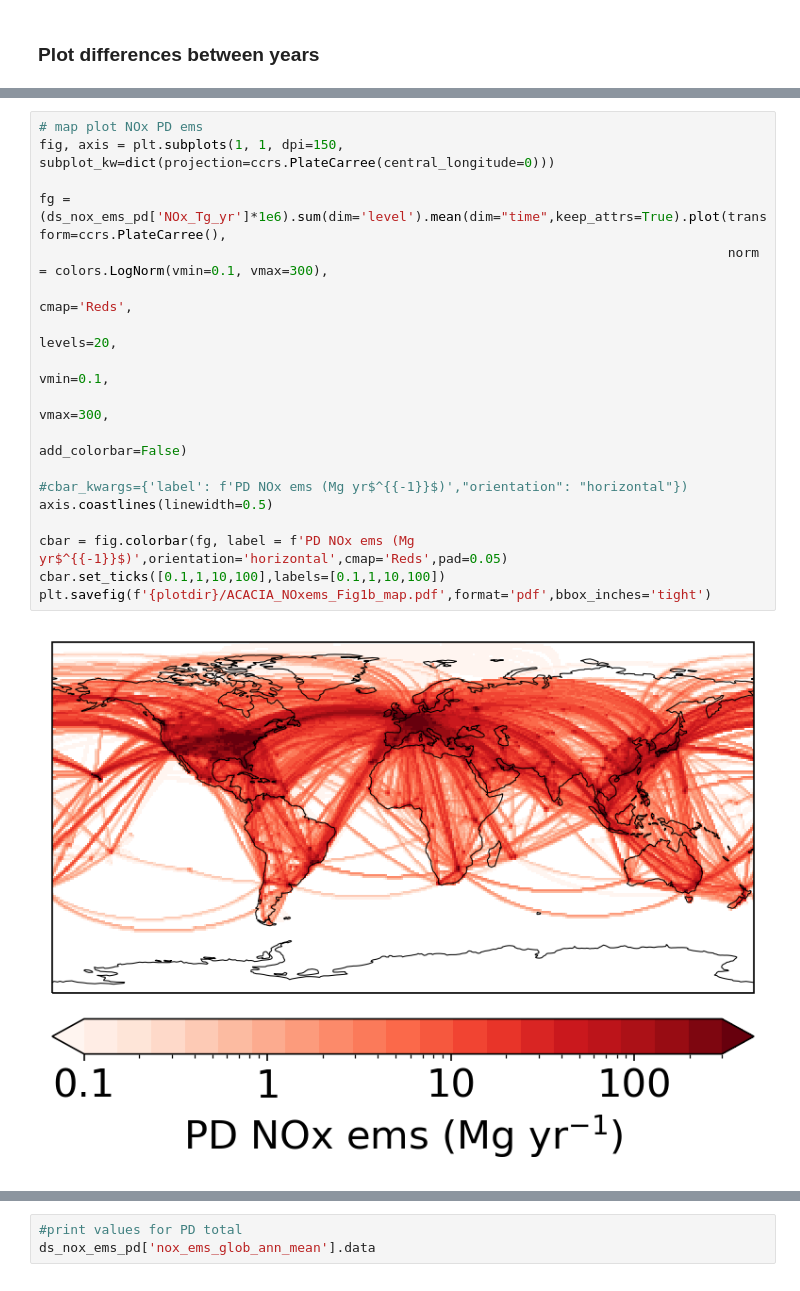
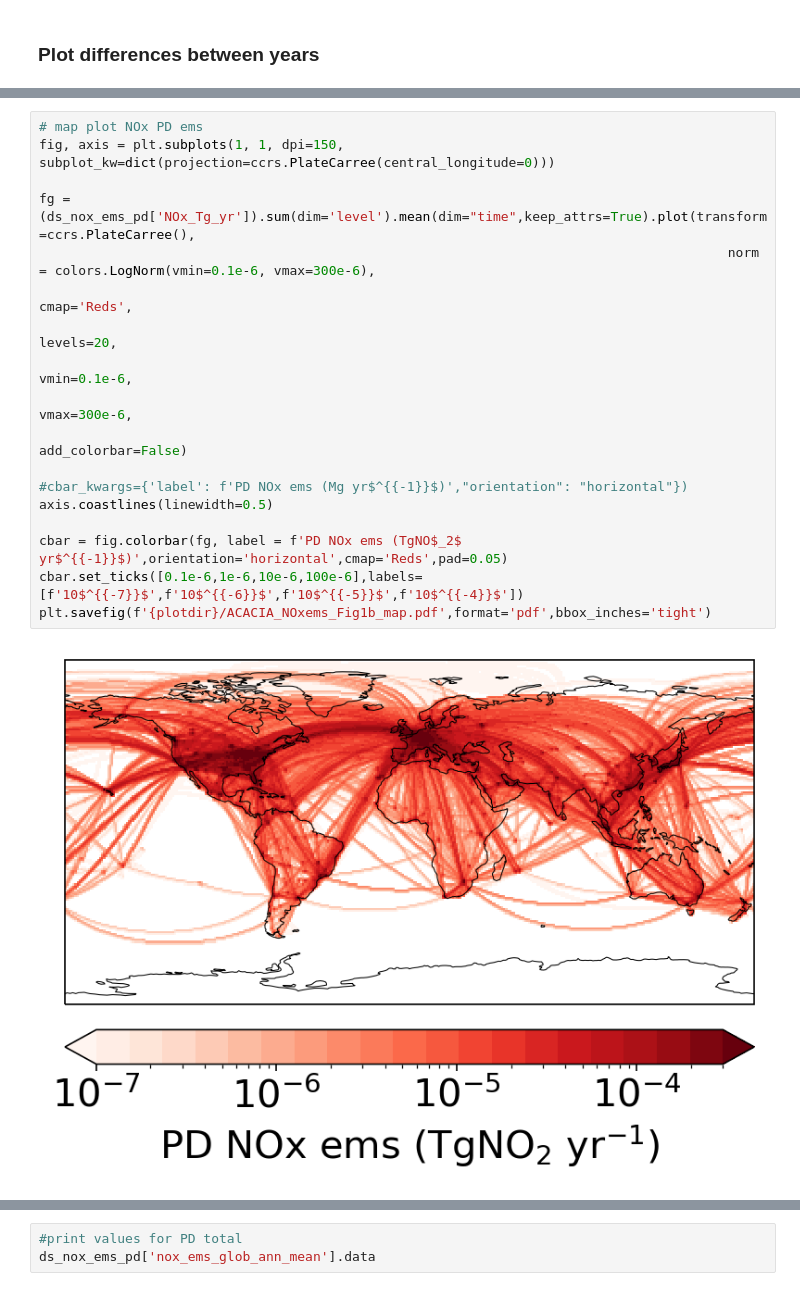
Before and after one commit to zosiast/ACACIA_future_paper3_figs, a Jupyter notebook: NOx_emissions_plots.ipynb, the cells around one changed output, grey strips where cells are left out. Saved outputs shown, nothing was run; the diff lists cells and outputs as text.

```diff
--- a/NOx_emissions_plots.ipynb
+++ b/NOx_emissions_plots.ipynb
@@ -127,22 +165,22 @@ plt.savefig(f'{plotdir}/ACACIA_NOxems_Fig1a_PD_zonal.pdf',format='pdf',bbox_inch
-# %%
-# map plot NOx PD ems
-fig, axis = plt.subplots(1, 1, dpi=150, subplot_kw=dict(projection=ccrs.PlateCarree(central_longitude=0)))
-
-fg = (ds_nox_ems_pd['NOx_Tg_yr']*1e6).sum(dim='level').mean(dim="time",keep_attrs=True).plot(transform=ccrs.PlateCarree(),
-                                                                                        norm = colors.LogNorm(vmin=0.1, vmax=300),
-                                                                                        cmap='Reds',
-                                                                                        levels=20,
-                                                                                        vmin=0.1,
-                                                                                        vmax=300,
-                                                                                        add_colorbar=False)
-                                                                                        #cbar_kwargs={'label': f'PD NOx ems (Mg yr$^{{-1}}$)',"orientation": "horizontal"})
-axis.coastlines(linewidth=0.5)
-
-cbar = fig.colorbar(fg, label = f'PD NOx ems (Mg yr$^{{-1}}$)',orientation='horizontal',cmap='Reds',pad=0.05)
-cbar.set_ticks([0.1,1,10,100],labels=[0.1,1,10,100])
-plt.savefig(f'{plotdir}/ACACIA_NOxems_Fig1b_map.pdf',format='pdf',bbox_inches='tight')
-# %% [output]
-[figure, removed]
+# %%
+# map plot NOx PD ems
+fig, axis = plt.subplots(1, 1, dpi=150, subplot_kw=dict(projection=ccrs.PlateCarree(central_longitude=0)))
+
+fg = (ds_nox_ems_pd['NOx_Tg_yr']).sum(dim='level').mean(dim="time",keep_attrs=True).plot(transform=ccrs.PlateCarree(),
+                                                                                        norm = colors.LogNorm(vmin=0.1e-6, vmax=300e-6),
+                                                                                        cmap='Reds',
+                                                                                        levels=20,
+                                                                                        vmin=0.1e-6,
+                                                                                        vmax=300e-6,
+                                                                                        add_colorbar=False)
+                                                                                        #cbar_kwargs={'label': f'PD NOx ems (Mg yr$^{{-1}}$)',"orientation": "horizontal"})
+axis.coastlines(linewidth=0.5)
+
+cbar = fig.colorbar(fg, label = f'PD NOx ems (TgNO$_2$ yr$^{{-1}}$)',orientation='horizontal',cmap='Reds',pad=0.05)
+cbar.set_ticks([0.1e-6,1e-6,10e-6,100e-6],labels=[f'10$^{{-7}}$',f'10$^{{-6}}$',f'10$^{{-5}}$',f'10$^{{-4}}$'])
+plt.savefig(f'{plotdir}/ACACIA_NOxems_Fig1b_map.pdf',format='pdf',bbox_inches='tight')
+# %% [output]
+[figure, added]
 # %%
 #absolute NOx emissions
 fg = (ds_nox_ems['zon_mean']*1000).plot(size=5,
```
Also changed, not shown: parts of 5 cells of this notebook, 8 other files.
